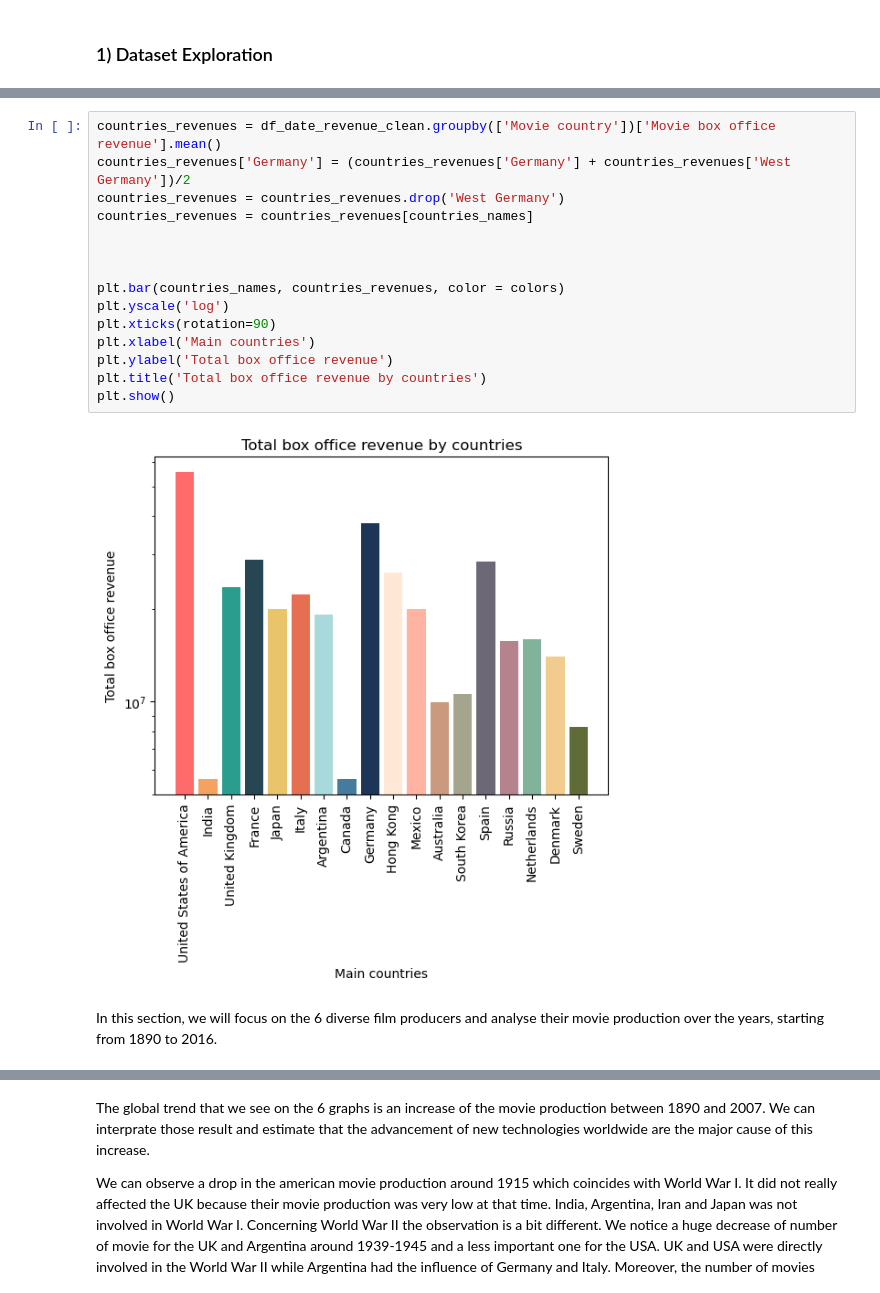
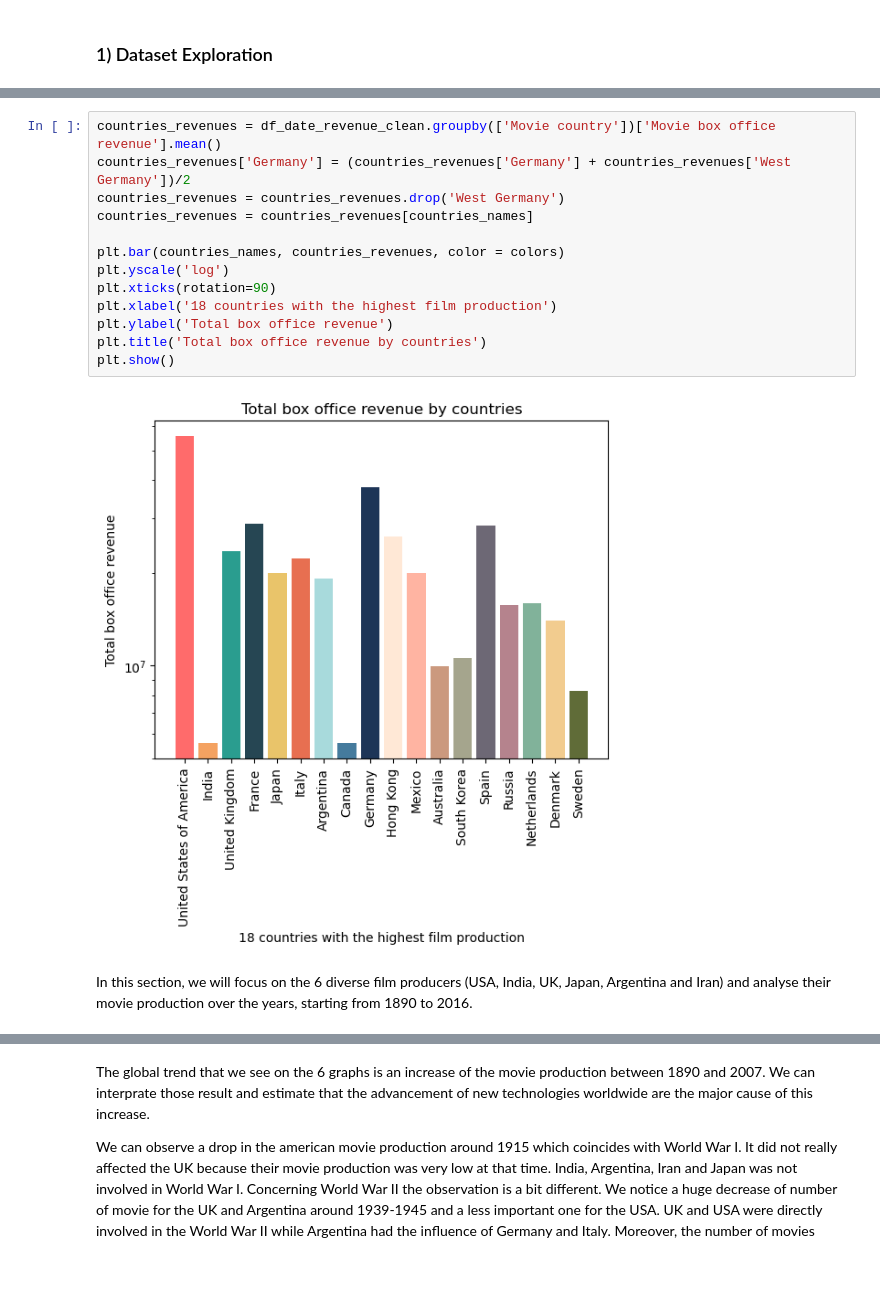
Before and after one commit to epfl-ada/ada-2024-project-4bigbrains, a Jupyter notebook: results.ipynb, the cells around one changed output, grey strips where cells are left out. Saved outputs shown, nothing was run; the diff lists cells and outputs as text.

```diff
--- a/results.ipynb
+++ b/results.ipynb
@@ -231,21 +226,19 @@ plt.show()
 # %%
 countries_revenues = df_date_revenue_clean.groupby(['Movie country'])['Movie box office revenue'].mean()
 countries_revenues['Germany'] = (countries_revenues['Germany'] + countries_revenues['West Germany'])/2
 countries_revenues = countries_revenues.drop('West Germany')
 countries_revenues = countries_revenues[countries_names]
 
-
-
 plt.bar(countries_names, countries_revenues, color = colors)
 plt.yscale('log')
 plt.xticks(rotation=90)
-plt.xlabel('Main countries')
+plt.xlabel('18 countries with the highest film production')
 plt.ylabel('Total box office revenue')
 plt.title('Total box office revenue by countries')
 plt.show()
 # %% [output]
-[figure, old version]
+[figure, new version]
 # %% [markdown]
-In this section, we will focus on the 6 diverse film producers and analyse their movie production over the years, starting from 1890 to 2016.
+In this section, we will focus on the 6 diverse film producers (USA, India, UK, Japan, Argentina and Iran) and analyse their movie production over the years, starting from 1890 to 2016.
 # %%
 focus_countries = ['United States of America', 'India', 'United Kingdom', 'Japan', 'Argentina', 'Iran']
```
Also changed, not shown: parts of 33 cells of this notebook.
